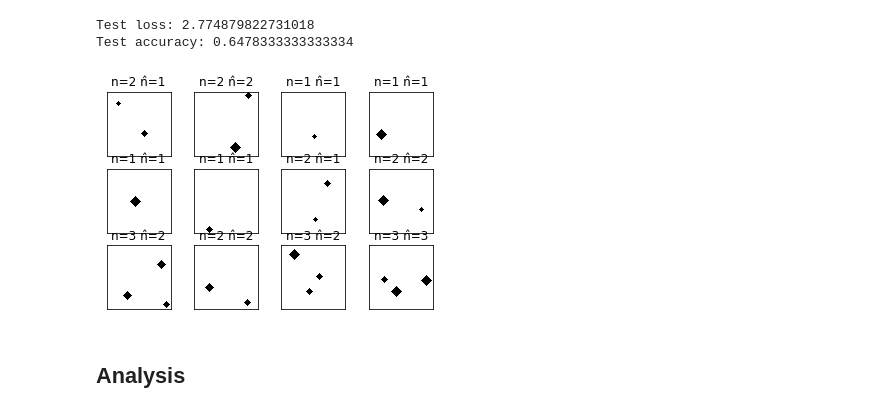
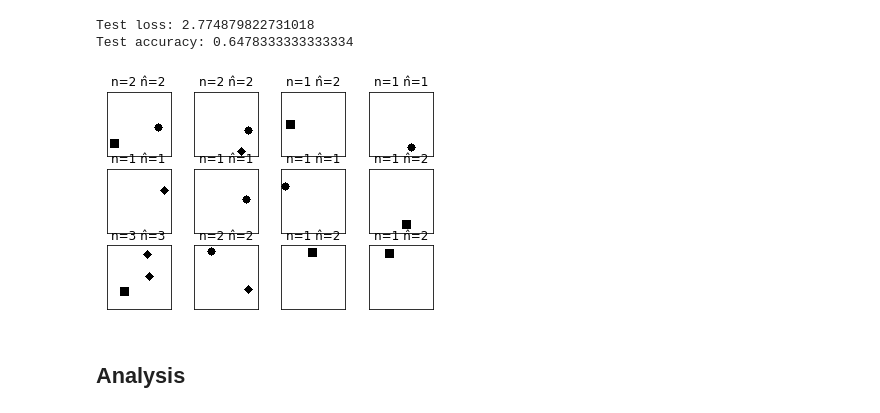
Before and after one commit to NLeSC/XAI, a Jupyter notebook: Software/CNNcountDemo/Model1Dataset4ManyImagesSomeMethods.ipynb, the cells around one changed output. Saved outputs shown, nothing was run; the diff lists cells and outputs as text; code cells hidden in the pictures.

Commit message:
issue #56: fixing example images in 2 notebooks

```diff
--- a/Software/CNNcountDemo/Model1Dataset4ManyImagesSomeMethods.ipynb
+++ b/Software/CNNcountDemo/Model1Dataset4ManyImagesSomeMethods.ipynb
@@ -119,26 +119,27 @@ Test accuracy: 0.6478333333333334
 # %%
 # generate 12 random images and predict the number of shapes using the trained model
 
-shape_type_ind = 1 # diamonds
+num_shapes = len(si.SHAPES)
+shape_radius = int((RMIN+RMAX)/2)
 for i in range(12):
     n = int(np.random.randint(NMIN, NMAX+1))
-    shapes = [(shape_type_ind, np.random.randint(RMIN, RMAX)) for _ in range(n)]
+    shapes = [(np.random.randint(num_shapes), shape_radius) for _ in range(n)]
     img = si.generate_image(IMGSIZE, shapes, OCCL)
     X = img[np.newaxis, :, :, np.newaxis].astype(np.float32)
 
     plt.subplot(3, 4, i+1)
     plt.imshow(img,cmap='binary')
     plt.xticks([])
     plt.yticks([])
 
     predictions = model.predict(X);
     pred = np.argmax(predictions) + 1 # we subtracted 1 before
     plt.title('n=%d n̂=%d' % (n, pred))
 
 
 plt.show()
 # %% [output]
-[figure, old version]
+[figure, new version]
 # %% [markdown]
 ## Analysis
 # %% [markdown]
```
Also changed, not shown: parts of 1 cell of this notebook.
